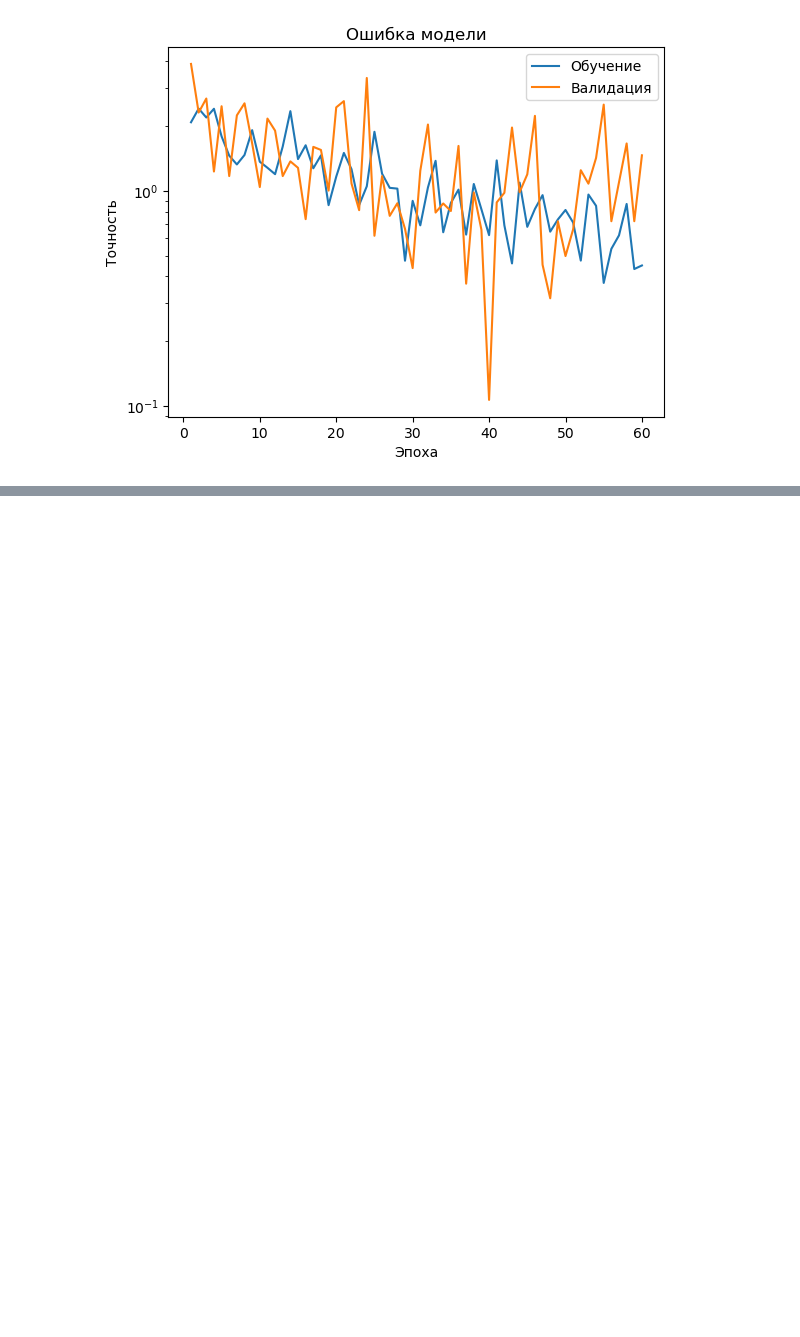
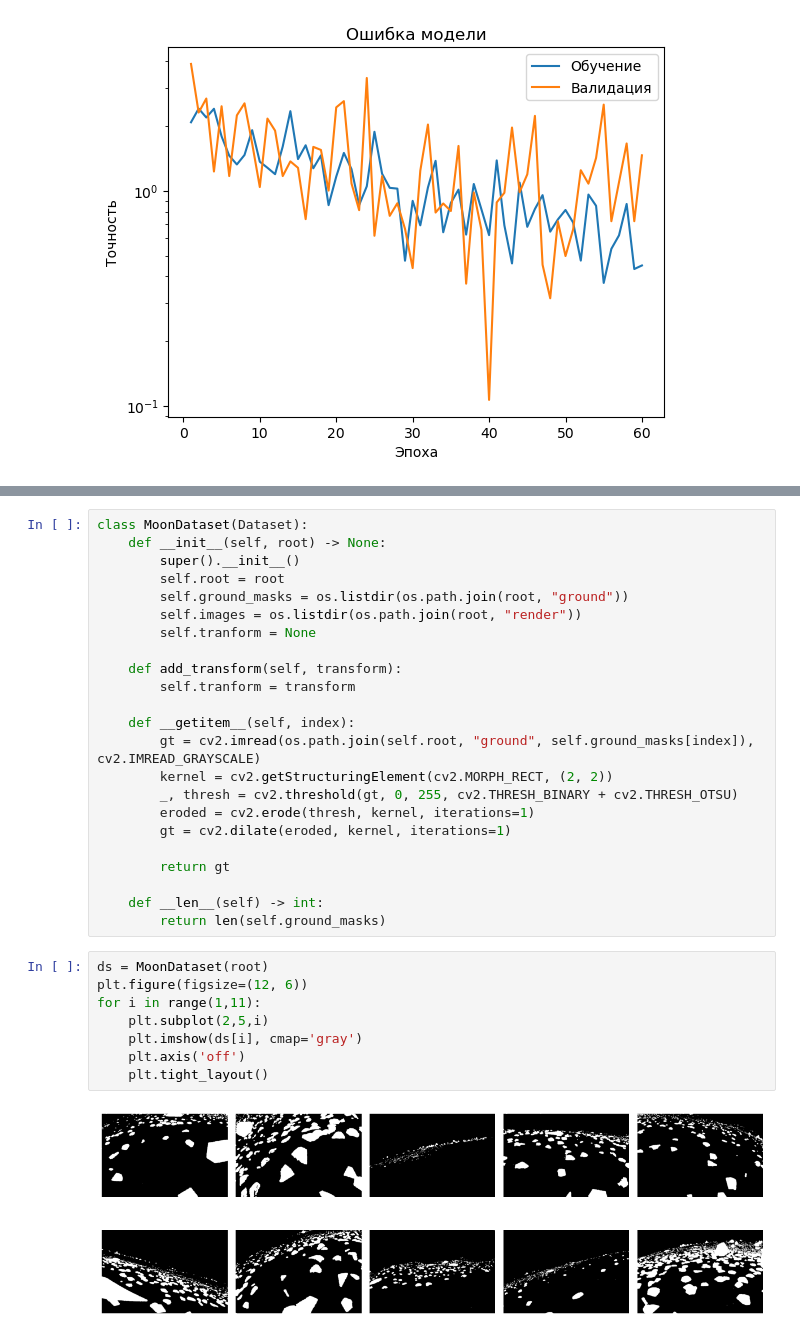
Before and after one commit to EHAT32/cv-masters-2025-fall, a Jupyter notebook: hw3.ipynb, the cells around one changed output, grey strips where cells are left out. Saved outputs shown, nothing was run; the diff lists cells and outputs as text; blank space fills up the shorter version.

```diff
--- a/hw3.ipynb
+++ b/hw3.ipynb
@@ -737,0 +775,33 @@ plt.semilogy()
+# %%
+class MoonDataset(Dataset):
+    def __init__(self, root) -> None:
+        super().__init__()
+        self.root = root
+        self.ground_masks = os.listdir(os.path.join(root, "ground"))
+        self.images = os.listdir(os.path.join(root, "render"))
+        self.tranform = None
+
+    def add_transform(self, transform):
+        self.tranform = transform
+
+    def __getitem__(self, index):
+        gt = cv2.imread(os.path.join(self.root, "ground", self.ground_masks[index]), cv2.IMREAD_GRAYSCALE)
+        kernel = cv2.getStructuringElement(cv2.MORPH_RECT, (2, 2))
+        _, thresh = cv2.threshold(gt, 0, 255, cv2.THRESH_BINARY + cv2.THRESH_OTSU)
+        eroded = cv2.erode(thresh, kernel, iterations=1)
+        gt = cv2.dilate(eroded, kernel, iterations=1)
+
+        return gt
+
+    def __len__(self) -> int:
+        return len(self.ground_masks)
+# %%
+ds = MoonDataset(root)
+plt.figure(figsize=(12, 6))
+for i in range(1,11):
+    plt.subplot(2,5,i)
+    plt.imshow(ds[i], cmap='gray')
+    plt.axis('off')
+    plt.tight_layout()
+# %% [output]
+[figure, added]
```
Also changed, not shown: parts of 9 cells of this notebook.
